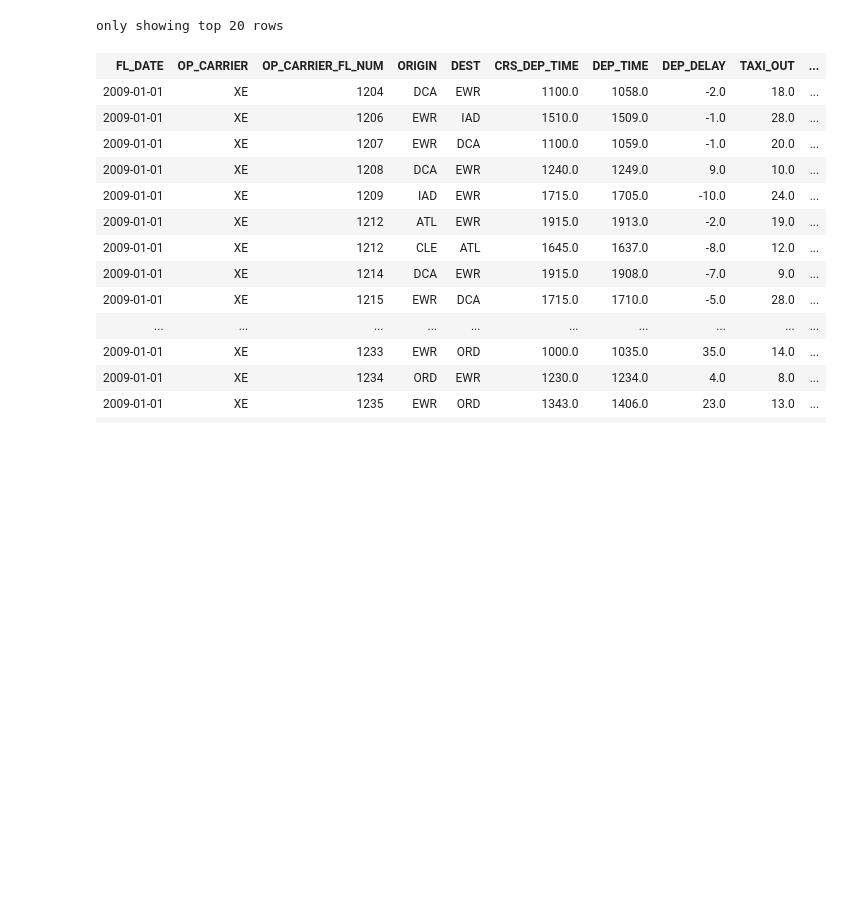
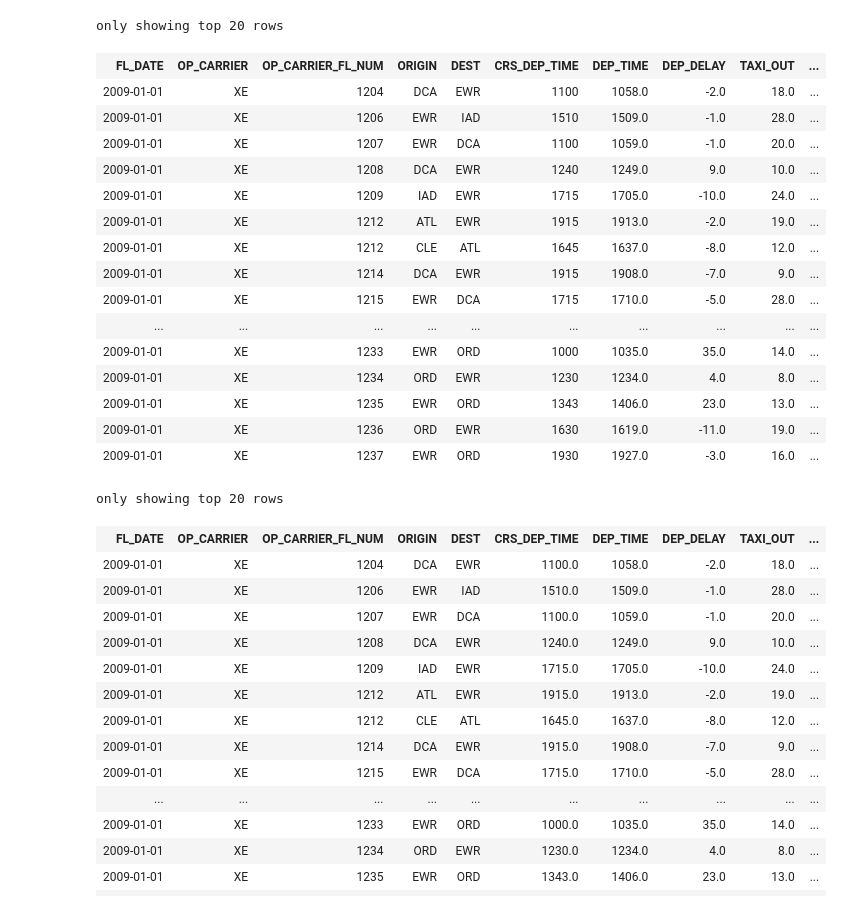
Before and after one commit to lemisora/AirlineAnalysisMLPySpark, a Jupyter notebook: Notebook/PySpark_Airline_Delay_Analysis.ipynb, the cells around one changed output. Drawn from its saved outputs; the diff is of its cells as text; code cells hidden in the pictures; blank space fills up the shorter version.

```diff
--- a/Notebook/PySpark_Airline_Delay_Analysis.ipynb
+++ b/Notebook/PySpark_Airline_Delay_Analysis.ipynb
@@ -158,6 +234,27 @@ Total de instancias: 61556964
 | 2009-01-01 | XE | 1236 | ORD | EWR | 1630.0 | 1619.0 | -11.0 | 19.0 | ... |
 | 2009-01-01 | XE | 1237 | EWR | ORD | 1930.0 | 1927.0 | -3.0 | 16.0 | ... |
 only showing top 20 rows
+# %%
+df_dropped = df.drop('Unnamed_27')
+df_dropped
+# %% [output]
+| FL_DATE | OP_CARRIER | OP_CARRIER_FL_NUM | ORIGIN | DEST | CRS_DEP_TIME | DEP_TIME | DEP_DELAY | TAXI_OUT | ... |
+| 2009-01-01 | XE | 1204 | DCA | EWR | 1100 | 1058.0 | -2.0 | 18.0 | ... |
+| 2009-01-01 | XE | 1206 | EWR | IAD | 1510 | 1509.0 | -1.0 | 28.0 | ... |
+| 2009-01-01 | XE | 1207 | EWR | DCA | 1100 | 1059.0 | -1.0 | 20.0 | ... |
+| 2009-01-01 | XE | 1208 | DCA | EWR | 1240 | 1249.0 | 9.0 | 10.0 | ... |
+| 2009-01-01 | XE | 1209 | IAD | EWR | 1715 | 1705.0 | -10.0 | 24.0 | ... |
+| 2009-01-01 | XE | 1212 | ATL | EWR | 1915 | 1913.0 | -2.0 | 19.0 | ... |
+| 2009-01-01 | XE | 1212 | CLE | ATL | 1645 | 1637.0 | -8.0 | 12.0 | ... |
+| 2009-01-01 | XE | 1214 | DCA | EWR | 1915 | 1908.0 | -7.0 | 9.0 | ... |
+| 2009-01-01 | XE | 1215 | EWR | DCA | 1715 | 1710.0 | -5.0 | 28.0 | ... |
+| ... | ... | ... | ... | ... | ... | ... | ... | ... | ... |
+| 2009-01-01 | XE | 1233 | EWR | ORD | 1000 | 1035.0 | 35.0 | 14.0 | ... |
+| 2009-01-01 | XE | 1234 | ORD | EWR | 1230 | 1234.0 | 4.0 | 8.0 | ... |
+| 2009-01-01 | XE | 1235 | EWR | ORD | 1343 | 1406.0 | 23.0 | 13.0 | ... |
+| 2009-01-01 | XE | 1236 | ORD | EWR | 1630 | 1619.0 | -11.0 | 19.0 | ... |
+| 2009-01-01 | XE | 1237 | EWR | ORD | 1930 | 1927.0 | -3.0 | 16.0 | ... |
+only showing top 20 rows
 # %%
 # Eliminar columna innecesaria que viene por defecto en cada CSV
 df_original = df_csvs.drop('Unnamed: 27')
```
Also changed, not shown: parts of 20 cells of this notebook.
